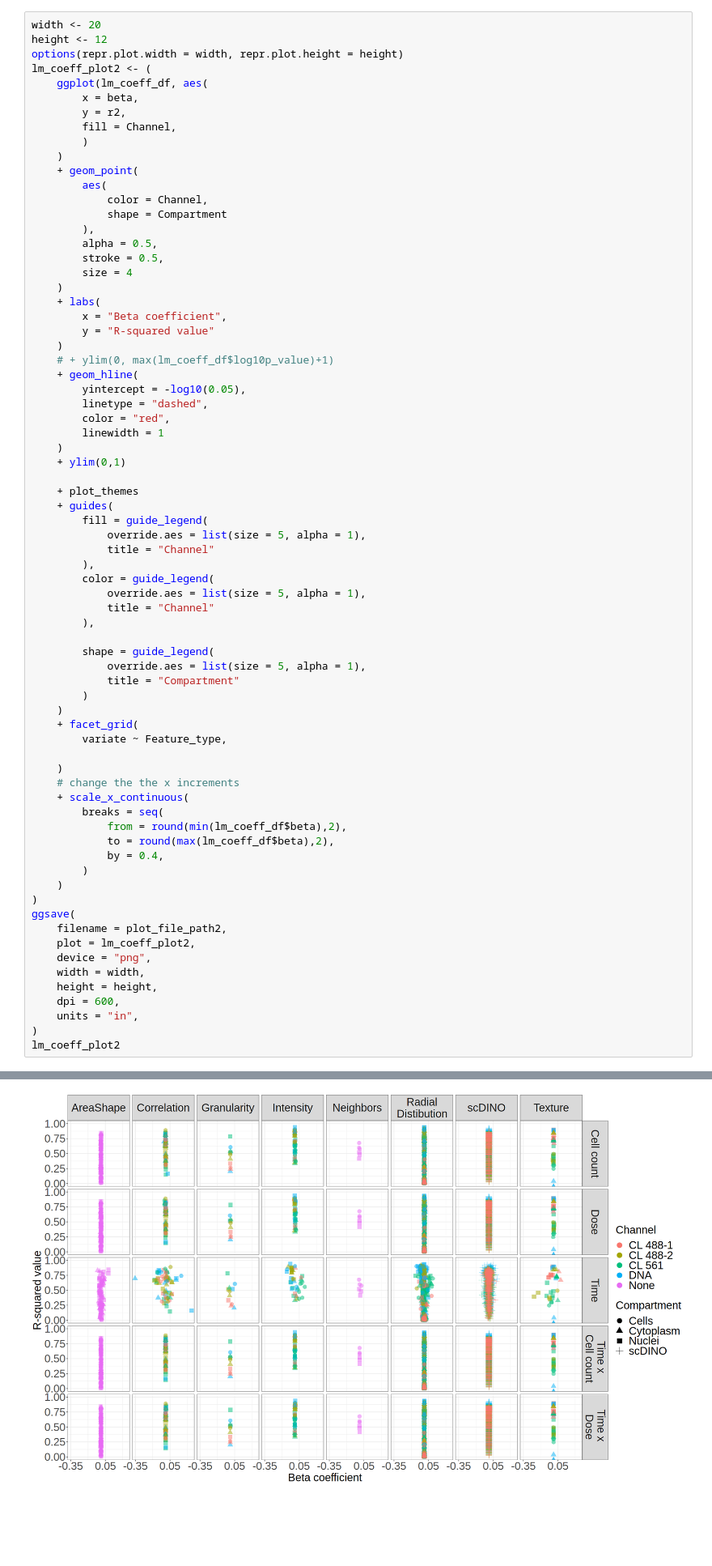
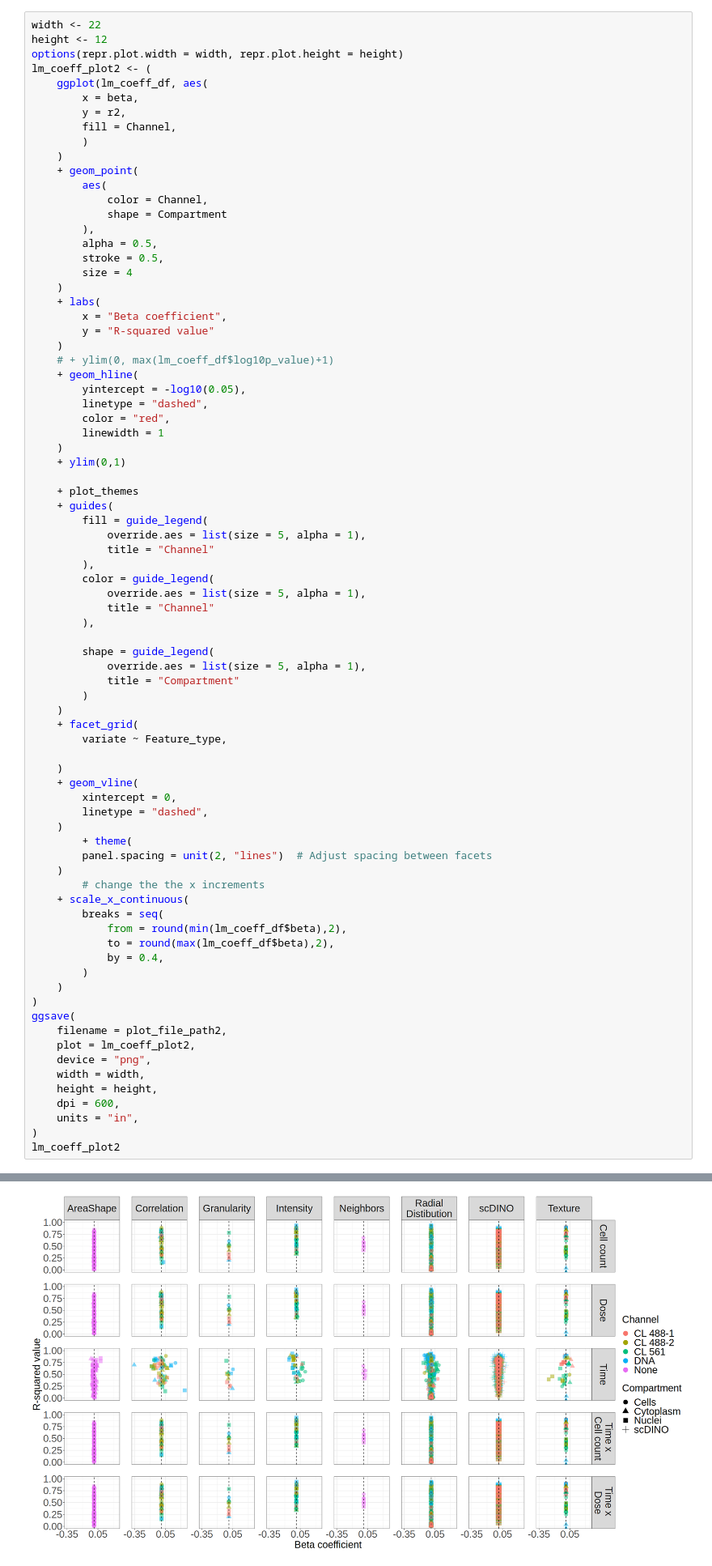
Before and after one commit to WayScience/live_cell_timelapse_apoptosis_analysis, a Jupyter notebook: 6.linear_modeling/notebooks/1.plot_linear_model_coefficients.ipynb, the cells around one changed output, grey strips where cells are left out. Shown at 81% size. Drawn from its saved outputs; the diff is of its cells as text; blank space fills up the shorter version.

```diff
--- a/6.linear_modeling/notebooks/1.plot_linear_model_coefficients.ipynb
+++ b/6.linear_modeling/notebooks/1.plot_linear_model_coefficients.ipynb
@@ -196,5 +204,5 @@ Warning message:
 # %%
-width <- 20
+width <- 22
 height <- 12
 options(repr.plot.width = width, repr.plot.height = height)
 lm_coeff_plot2 <- (
@@ -246,36 +254,43 @@ lm_coeff_plot2 <- (
         variate ~ Feature_type,
 
     )
-    # change the the x increments
+    + geom_vline(
+        xintercept = 0,
+        linetype = "dashed",
+    )
+        + theme(
+        panel.spacing = unit(2, "lines")  # Adjust spacing between facets
+    )
+        # change the the x increments
     + scale_x_continuous(
         breaks = seq(
             from = round(min(lm_coeff_df$beta),2),
             to = round(max(lm_coeff_df$beta),2),
             by = 0.4,
         )
     )
 )
 ggsave(
     filename = plot_file_path2,
     plot = lm_coeff_plot2,
     device = "png",
     width = width,
     height = height,
     dpi = 600,
     units = "in",
 )
 lm_coeff_plot2
 # %% [output]
 Warning message:
 “Removed 10 rows containing missing values (`geom_point()`).”
 Warning message:
 “Removed 40 rows containing missing values (`geom_hline()`).”
 Warning message:
 “Duplicated `override.aes` is ignored.”
 Warning message:
 “Removed 10 rows containing missing values (`geom_point()`).”
 Warning message:
 “Removed 40 rows containing missing values (`geom_hline()`).”
 Warning message:
 “Duplicated `override.aes` is ignored.”
-[figure, old version]
+[figure, new version]
```
Also changed, not shown: parts of 1 cell of this notebook, 5 other files.
